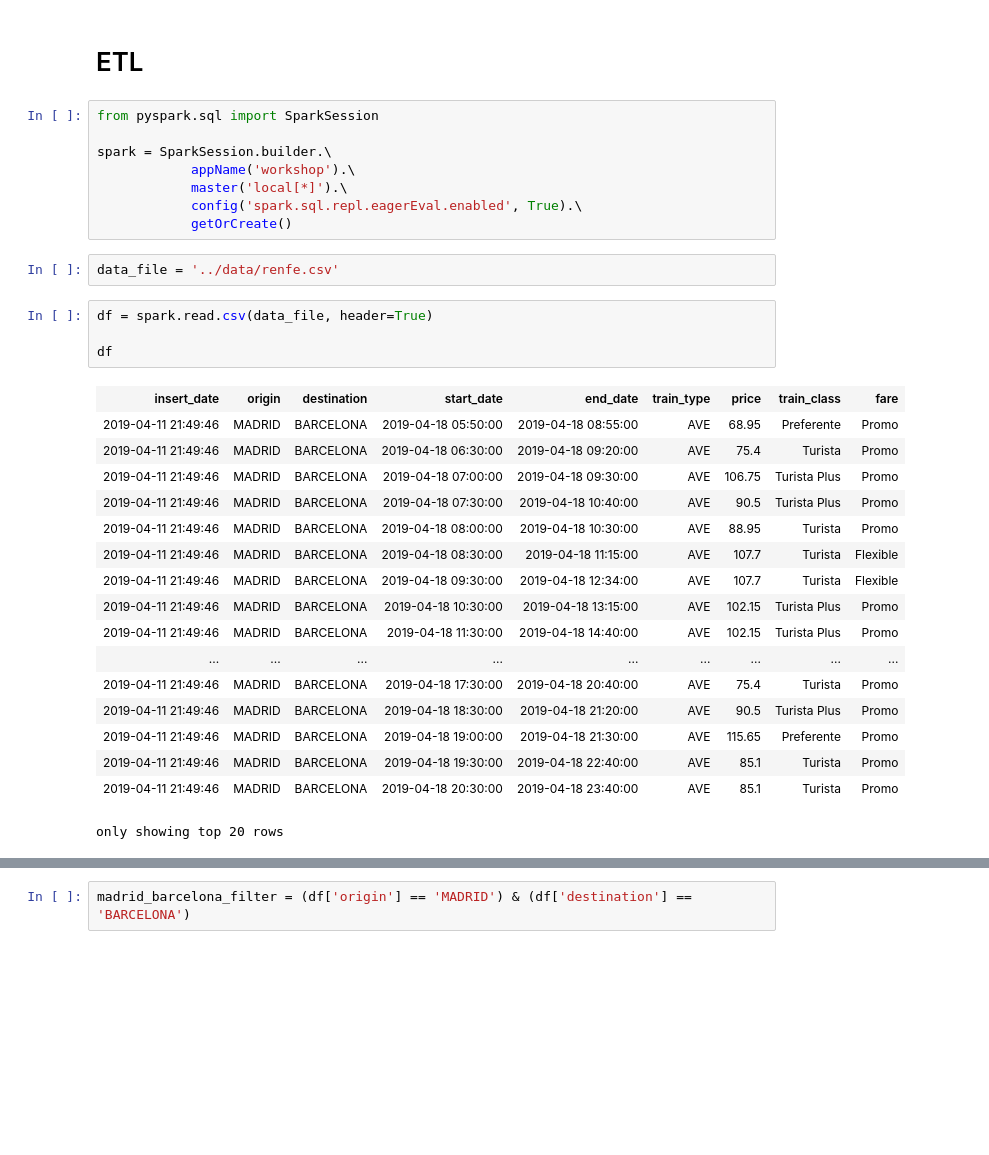
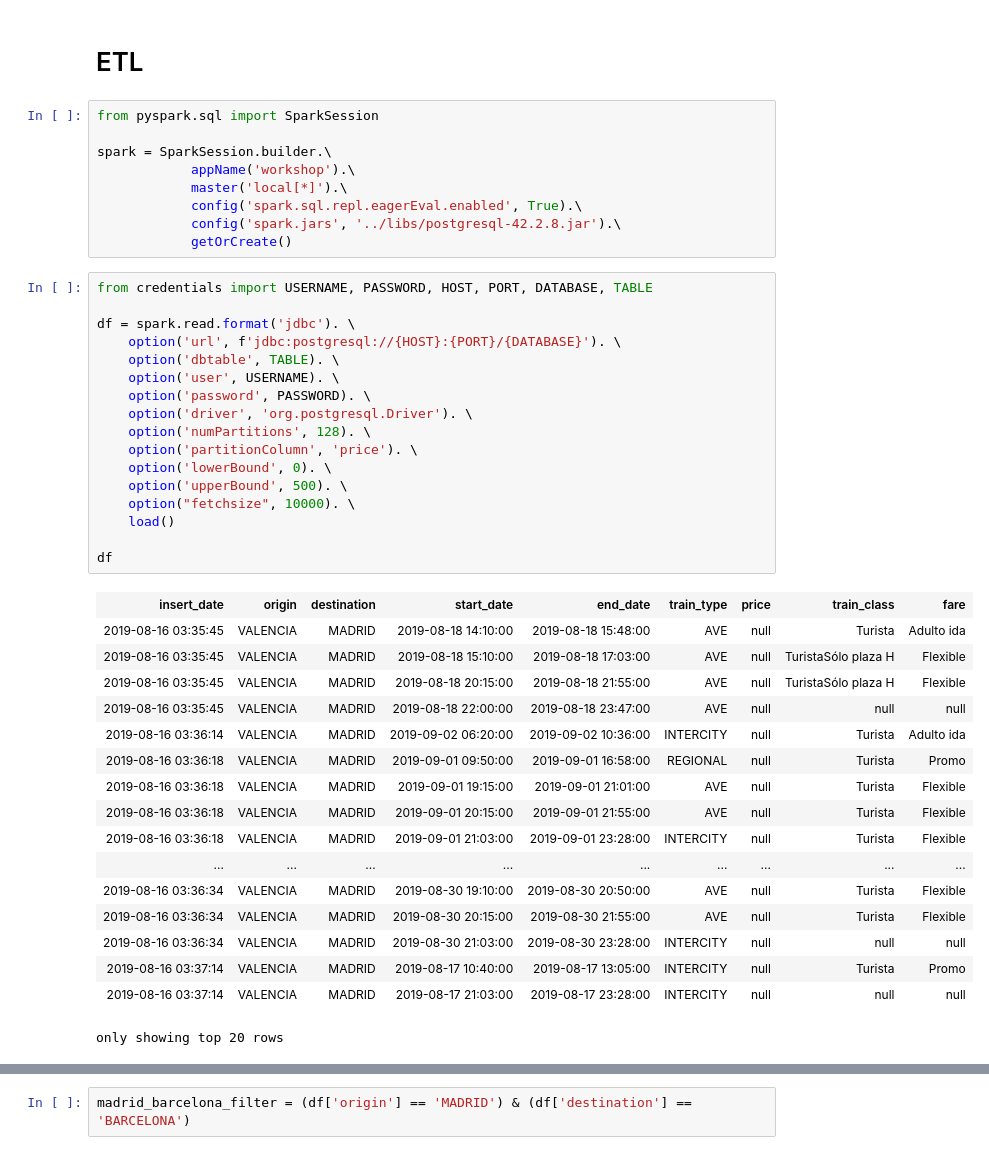
Before and after one commit to whiteboxml/teaching-ml-in-production, a Jupyter notebook: notebooks/workshop_baseline.ipynb, the cells around one changed output, grey strips where cells are left out. Drawn from its saved outputs; the diff is of its cells as text; blank space fills up the shorter version.

```diff
--- a/notebooks/workshop_baseline.ipynb
+++ b/notebooks/workshop_baseline.ipynb
@@ -7,28 +7,40 @@ spark = SparkSession.builder.\
             appName('workshop').\
             master('local[*]').\
             config('spark.sql.repl.eagerEval.enabled', True).\
+            config('spark.jars', '../libs/postgresql-42.2.8.jar').\
             getOrCreate()
-# %%
-data_file = '../data/renfe.csv'
-# %%
-df = spark.read.csv(data_file, header=True)
-
-df
-# %% [output]
-| insert_date | origin | destination | start_date | end_date | train_type | price | train_class | fare |
-| 2019-04-11 21:49:46 | MADRID | BARCELONA | 2019-04-18 05:50:00 | 2019-04-18 08:55:00 | AVE | 68.95 | Preferente | Promo |
-| 2019-04-11 21:49:46 | MADRID | BARCELONA | 2019-04-18 06:30:00 | 2019-04-18 09:20:00 | AVE | 75.4 | Turista | Promo |
-| 2019-04-11 21:49:46 | MADRID | BARCELONA | 2019-04-18 07:00:00 | 2019-04-18 09:30:00 | AVE | 106.75 | Turista Plus | Promo |
-| 2019-04-11 21:49:46 | MADRID | BARCELONA | 2019-04-18 07:30:00 | 2019-04-18 10:40:00 | AVE | 90.5 | Turista Plus | Promo |
-| 2019-04-11 21:49:46 | MADRID | BARCELONA | 2019-04-18 08:00:00 | 2019-04-18 10:30:00 | AVE | 88.95 | Turista | Promo |
-| 2019-04-11 21:49:46 | MADRID | BARCELONA | 2019-04-18 08:30:00 | 2019-04-18 11:15:00 | AVE | 107.7 | Turista | Flexible |
-| 2019-04-11 21:49:46 | MADRID | BARCELONA | 2019-04-18 09:30:00 | 2019-04-18 12:34:00 | AVE | 107.7 | Turista | Flexible |
-| 2019-04-11 21:49:46 | MADRID | BARCELONA | 2019-04-18 10:30:00 | 2019-04-18 13:15:00 | AVE | 102.15 | Turista Plus | Promo |
-| 2019-04-11 21:49:46 | MADRID | BARCELONA | 2019-04-18 11:30:00 | 2019-04-18 14:40:00 | AVE | 102.15 | Turista Plus | Promo |
-| ... | ... | ... | ... | ... | ... | ... | ... | ... |
-| 2019-04-11 21:49:46 | MADRID | BARCELONA | 2019-04-18 17:30:00 | 2019-04-18 20:40:00 | AVE | 75.4 | Turista | Promo |
-| 2019-04-11 21:49:46 | MADRID | BARCELONA | 2019-04-18 18:30:00 | 2019-04-18 21:20:00 | AVE | 90.5 | Turista Plus | Promo |
-| 2019-04-11 21:49:46 | MADRID | BARCELONA | 2019-04-18 19:00:00 | 2019-04-18 21:30:00 | AVE | 115.65 | Preferente | Promo |
-| 2019-04-11 21:49:46 | MADRID | BARCELONA | 2019-04-18 19:30:00 | 2019-04-18 22:40:00 | AVE | 85.1 | Turista | Promo |
-| 2019-04-11 21:49:46 | MADRID | BARCELONA | 2019-04-18 20:30:00 | 2019-04-18 23:40:00 | AVE | 85.1 | Turista | Promo |
-only showing top 20 rows
+# %%
+from credentials import USERNAME, PASSWORD, HOST, PORT, DATABASE, TABLE
+
+df = spark.read.format('jdbc'). \
+    option('url', f'jdbc:postgresql://{HOST}:{PORT}/{DATABASE}'). \
+    option('dbtable', TABLE). \
+    option('user', USERNAME). \
+    option('password', PASSWORD). \
+    option('driver', 'org.postgresql.Driver'). \
+    option('numPartitions', 128). \
+    option('partitionColumn', 'price'). \
+    option('lowerBound', 0). \
+    option('upperBound', 500). \
+    option("fetchsize", 10000). \
+    load()
+
+df
+# %% [output]
+| insert_date | origin | destination | start_date | end_date | train_type | price | train_class | fare |
+| 2019-08-16 03:35:45 | VALENCIA | MADRID | 2019-08-18 14:10:00 | 2019-08-18 15:48:00 | AVE | null | Turista | Adulto ida |
+| 2019-08-16 03:35:45 | VALENCIA | MADRID | 2019-08-18 15:10:00 | 2019-08-18 17:03:00 | AVE | null | TuristaSólo plaza H | Flexible |
+| 2019-08-16 03:35:45 | VALENCIA | MADRID | 2019-08-18 20:15:00 | 2019-08-18 21:55:00 | AVE | null | TuristaSólo plaza H | Flexible |
+| 2019-08-16 03:35:45 | VALENCIA | MADRID | 2019-08-18 22:00:00 | 2019-08-18 23:47:00 | AVE | null | null | null |
+| 2019-08-16 03:36:14 | VALENCIA | MADRID | 2019-09-02 06:20:00 | 2019-09-02 10:36:00 | INTERCITY | null | Turista | Adulto ida |
+| 2019-08-16 03:36:18 | VALENCIA | MADRID | 2019-09-01 09:50:00 | 2019-09-01 16:58:00 | REGIONAL | null | Turista | Promo |
+| 2019-08-16 03:36:18 | VALENCIA | MADRID | 2019-09-01 19:15:00 | 2019-09-01 21:01:00 | AVE | null | Turista | Flexible |
+| 2019-08-16 03:36:18 | VALENCIA | MADRID | 2019-09-01 20:15:00 | 2019-09-01 21:55:00 | AVE | null | Turista | Flexible |
+| 2019-08-16 03:36:18 | VALENCIA | MADRID | 2019-09-01 21:03:00 | 2019-09-01 23:28:00 | INTERCITY | null | Turista | Flexible |
+| ... | ... | ... | ... | ... | ... | ... | ... | ... |
+| 2019-08-16 03:36:34 | VALENCIA | MADRID | 2019-08-30 19:10:00 | 2019-08-30 20:50:00 | AVE | null | Turista | Flexible |
+| 2019-08-16 03:36:34 | VALENCIA | MADRID | 2019-08-30 20:15:00 | 2019-08-30 21:55:00 | AVE | null | Turista | Flexible |
+| 2019-08-16 03:36:34 | VALENCIA | MADRID | 2019-08-30 21:03:00 | 2019-08-30 23:28:00 | INTERCITY | null | null | null |
+| 2019-08-16 03:37:14 | VALENCIA | MADRID | 2019-08-17 10:40:00 | 2019-08-17 13:05:00 | INTERCITY | null | Turista | Promo |
+| 2019-08-16 03:37:14 | VALENCIA | MADRID | 2019-08-17 21:03:00 | 2019-08-17 23:28:00 | INTERCITY | null | null | null |
+only showing top 20 rows
```
Also changed, not shown: parts of 2 cells of this notebook, 6 other files.
